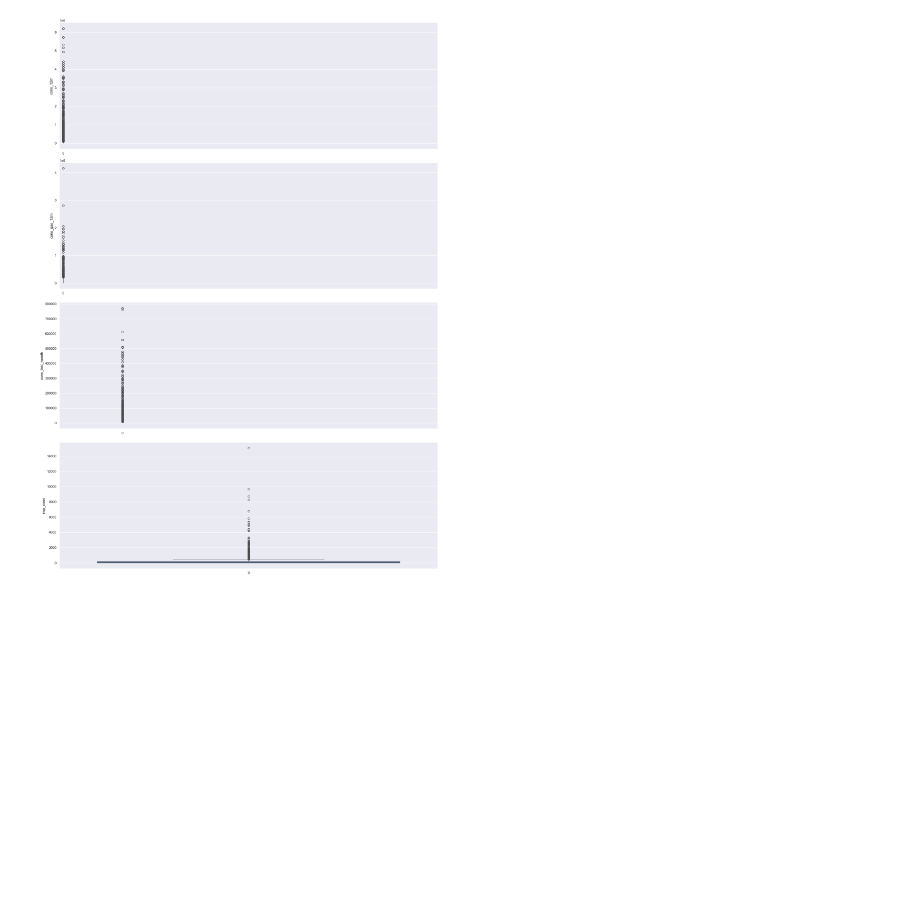
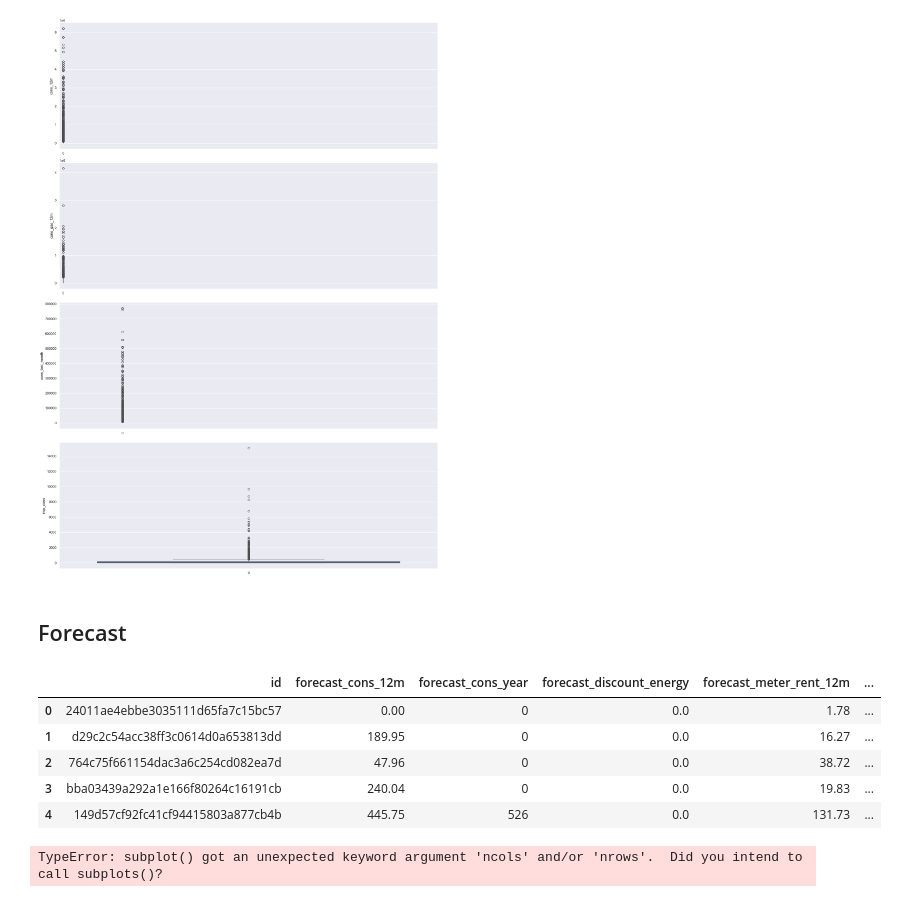
Before and after one commit to abuhmhai/BCGX-Intern, a Jupyter notebook: Task 2 EDA/Task 2 - Exploratory Data Analysis_starter.ipynb, the cells around one changed output. Saved outputs shown, nothing was run; the diff lists cells and outputs as text; code cells hidden in the pictures; blank space fills up the shorter version.

```diff
--- a/Task 2 EDA/Task 2 - Exploratory Data Analysis_starter.ipynb
+++ b/Task 2 EDA/Task 2 - Exploratory Data Analysis_starter.ipynb
@@ -317,3 +317,31 @@ plt.tight_layout()
 plt.show()
 # %% [output]
 [figure]
+# %% [markdown]
+## Forecast
+# %%
+forecast = client_df[["id", "forecast_cons_12m", "forecast_cons_year","forecast_discount_energy","forecast_meter_rent_12m",
+    "forecast_price_energy_off_peak","forecast_price_energy_peak", "forecast_price_pow_off_peak","churn"]]
+
+forecast.head()
+# %% [output]
+|  | id | forecast_cons_12m | forecast_cons_year | forecast_discount_energy | forecast_meter_rent_12m | ... |
+| 0 | 24011ae4ebbe3035111d65fa7c15bc57 | 0.00 | 0 | 0.0 | 1.78 | ... |
+| 1 | d29c2c54acc38ff3c0614d0a653813dd | 189.95 | 0 | 0.0 | 16.27 | ... |
+| 2 | 764c75f661154dac3a6c254cd082ea7d | 47.96 | 0 | 0.0 | 38.72 | ... |
+| 3 | bba03439a292a1e166f80264c16191cb | 240.04 | 0 | 0.0 | 19.83 | ... |
+| 4 | 149d57cf92fc41cf94415803a877cb4b | 445.75 | 526 | 0.0 | 131.73 | ... |
+# %%
+fig,axs=plt.subplot(nrows=7,figsize=(18,50))
+# Plot histogram
+plot_distribution(client_df, "forecast_cons_12m", axs[0])
+plot_distribution(client_df, "forecast_cons_year", axs[1])
+plot_distribution(client_df, "forecast_discount_energy", axs[2])
+plot_distribution(client_df, "forecast_meter_rent_12m", axs[3])
+plot_distribution(client_df, "forecast_price_energy_off_peak", axs[4])
+plot_distribution(client_df, "forecast_price_energy_peak", axs[5])
+plot_distribution(client_df, "forecast_price_pow_off_peak", axs[6])
+
+plt.savefig("View of Forecast.png", bbox_inches="tight")
+# %% [output]
+TypeError: subplot() got an unexpected keyword argument 'ncols' and/or 'nrows'.  Did you intend to call subplots()?
```
